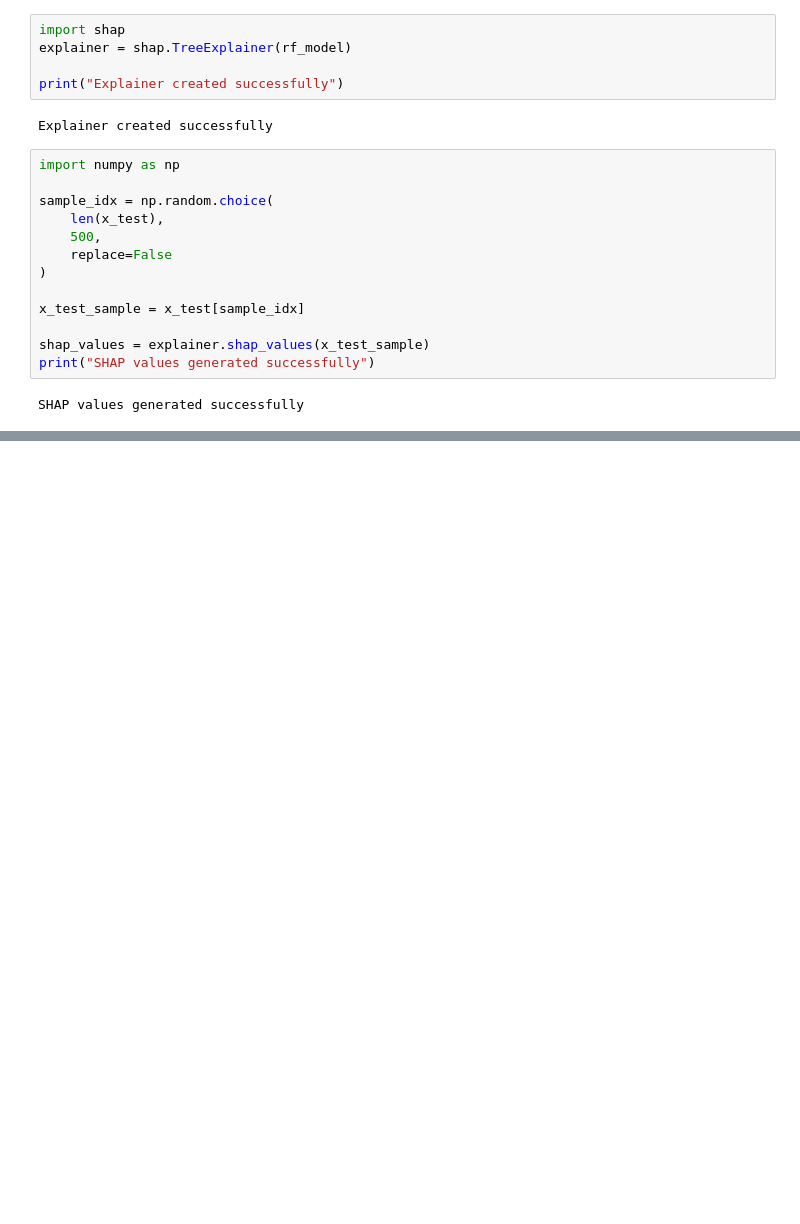
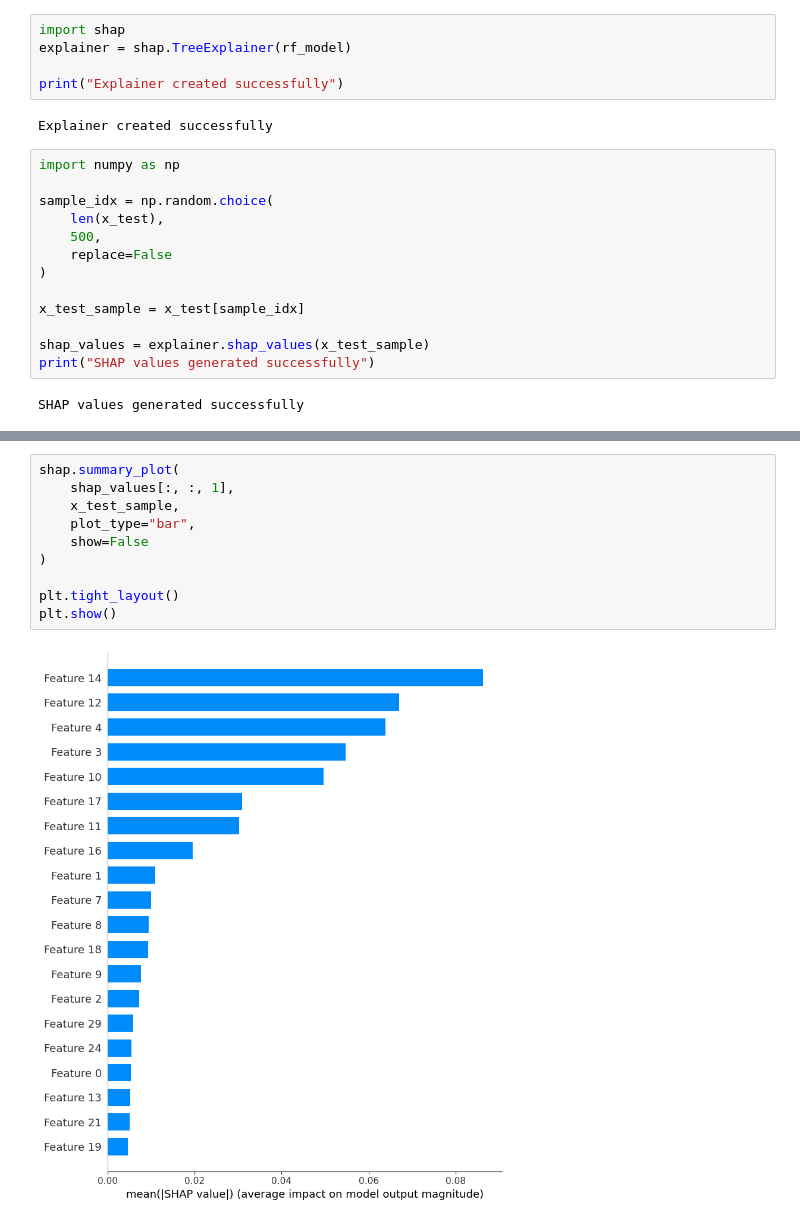
Before and after one commit to AbhishekPurbey02/fraud-detection-ml-system, a Jupyter notebook: notebooks/experiments/Experiment_03_SHAP_Explainability.ipynb, the cells around one changed output, grey strips where cells are left out. Cells and saved outputs as stored; diff of their text form; blank space fills up the shorter version.

```diff
--- a/notebooks/experiments/Experiment_03_SHAP_Explainability.ipynb
+++ b/notebooks/experiments/Experiment_03_SHAP_Explainability.ipynb
@@ -90,0 +76,12 @@ shap.plots.waterfall(
+# %%
+shap.summary_plot(
+    shap_values[:, :, 1],
+    x_test_sample,
+    plot_type="bar",
+    show=False
+)
+
+plt.tight_layout()
+plt.show()
+# %% [output]
+[figure, added]
```
Also changed, not shown: parts of 6 cells of this notebook.
